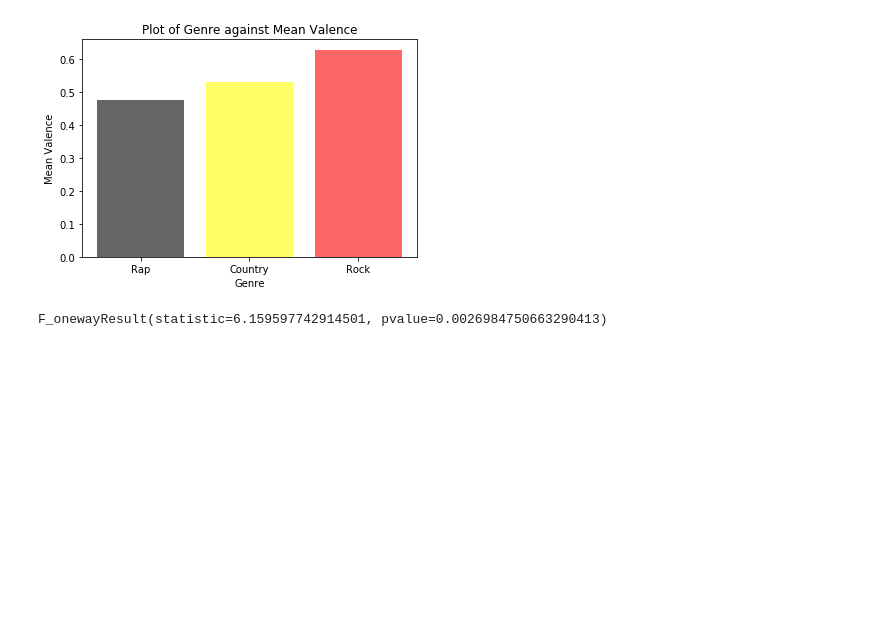
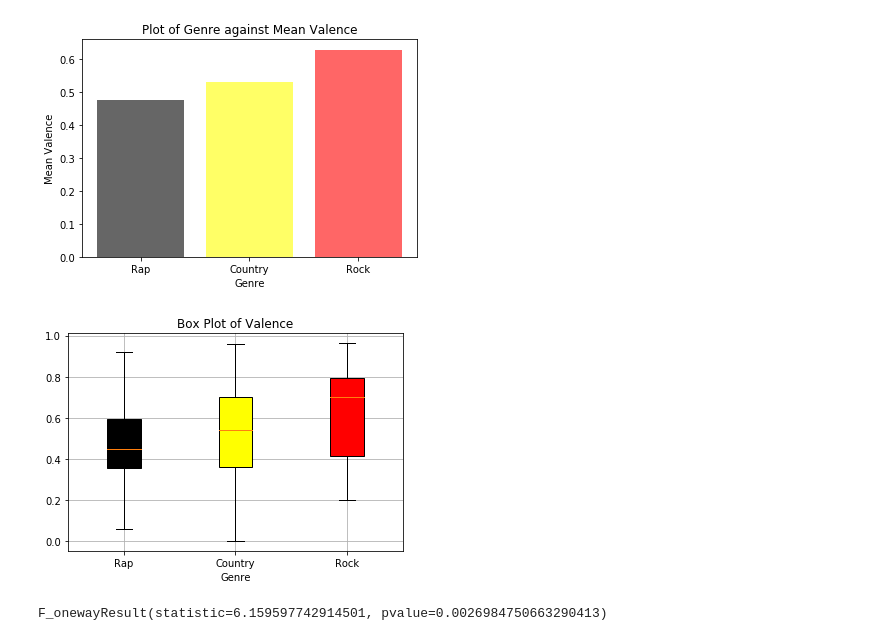
Before and after one commit to ESHORT1834/Spotify-Project, a Jupyter notebook: With Graph.ipynb, the cells around one changed output. Cells and saved outputs as stored; diff of their text form; code cells hidden in the pictures; blank space fills up the shorter version.

```diff
--- a/With Graph.ipynb
+++ b/With Graph.ipynb
@@ -455,6 +495,19 @@ plt.title('Plot of Genre against Mean Valence')
 plt.show()
 # %% [output]
 [figure]
+# %%
+val_plot = [g_rap['valence'],g_country['valence'],g_rock['valence']]
+box_val = plt.boxplot(val_plot, patch_artist = True)
+plt.xlabel('Genre')
+plt.xticks([1, 2, 3], ['Rap', 'Country', 'Rock'])
+plt.grid()
+# add labels to plot
+plt.title('Box Plot of Valence')
+
+for patch, color in zip(box_val['boxes'], colors):
+    patch.set_facecolor(color)
+# %% [output]
+[figure, added]
 # %%
 #Anova Test for Valence
 #Statistically significant
```
Also changed, not shown: parts of 3 cells of this notebook.
